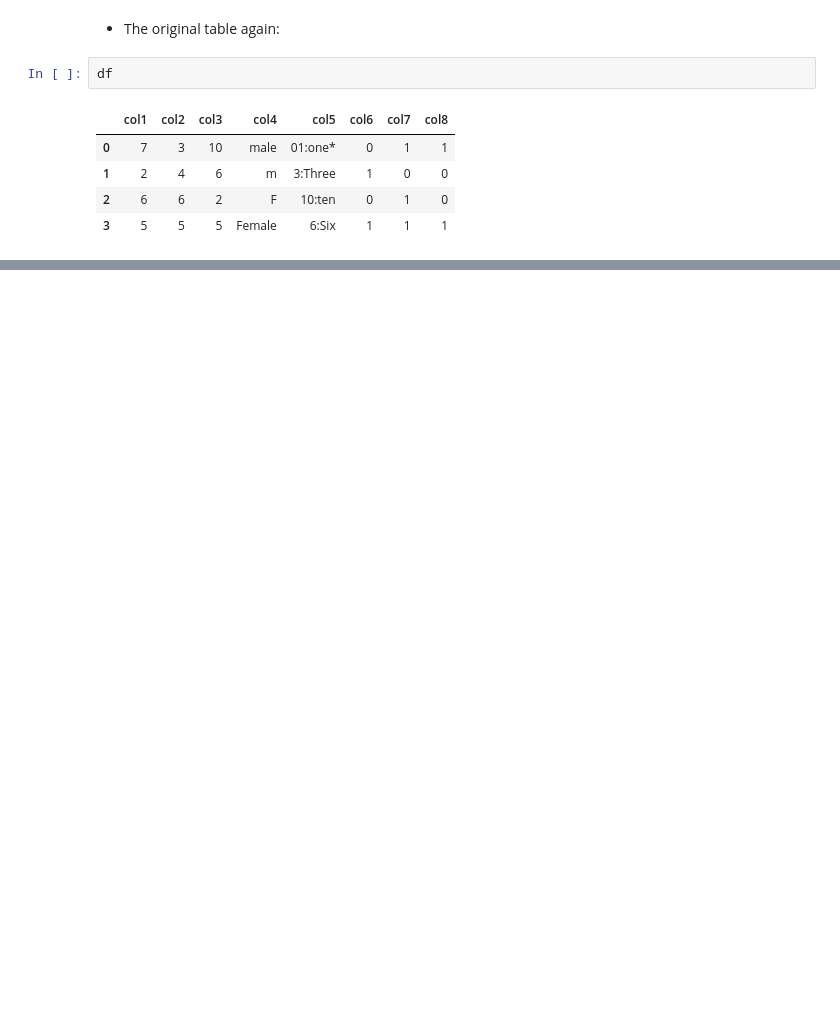
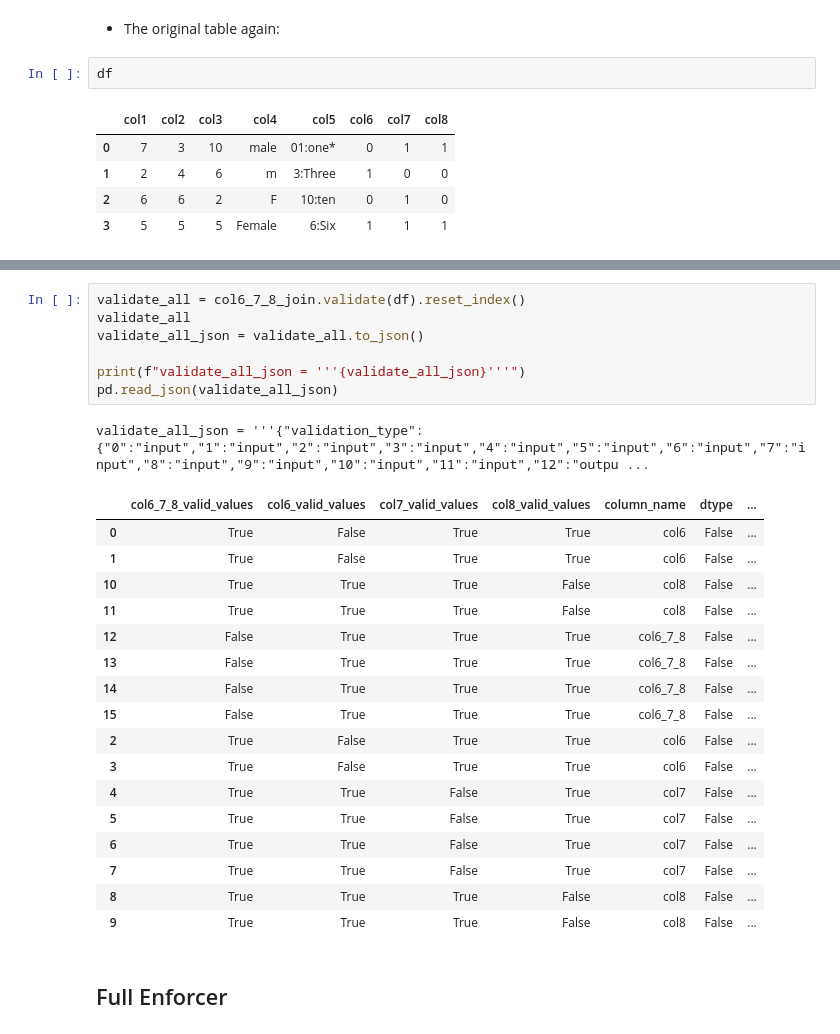
Before and after one commit to xguse/table_enforcer, a Jupyter notebook: docs/demo_notebook/Usage_Demo.ipynb, the cells around one changed output, grey strips where cells are left out. Cells and saved outputs as stored; diff of their text form; blank space fills up the shorter version.

```diff
--- a/docs/demo_notebook/Usage_Demo.ipynb
+++ b/docs/demo_notebook/Usage_Demo.ipynb
@@ -818,0 +956,28 @@ df
+# %%
+validate_all = col6_7_8_join.validate(df).reset_index()
+validate_all
+validate_all_json = validate_all.to_json()
+
+print(f"validate_all_json = '''{validate_all_json}'''")
+pd.read_json(validate_all_json)
+# %% [output]
+validate_all_json = '''{"validation_type":{"0":"input","1":"input","2":"input","3":"input","4":"input","5":"input","6":"input","7":"input","8":"input","9":"input","10":"input","11":"input","12":"outpu ...
+|  | col6_7_8_valid_values | col6_valid_values | col7_valid_values | col8_valid_values | column_name | dtype | ... |
+| 0 | True | False | True | True | col6 | False | ... |
+| 1 | True | False | True | True | col6 | False | ... |
+| 10 | True | True | True | False | col8 | False | ... |
+| 11 | True | True | True | False | col8 | False | ... |
+| 12 | False | True | True | True | col6_7_8 | False | ... |
+| 13 | False | True | True | True | col6_7_8 | False | ... |
+| 14 | False | True | True | True | col6_7_8 | False | ... |
+| 15 | False | True | True | True | col6_7_8 | False | ... |
+| 2 | True | False | True | True | col6 | False | ... |
+| 3 | True | False | True | True | col6 | False | ... |
+| 4 | True | True | False | True | col7 | False | ... |
+| 5 | True | True | False | True | col7 | False | ... |
+| 6 | True | True | False | True | col7 | False | ... |
+| 7 | True | True | False | True | col7 | False | ... |
+| 8 | True | True | True | False | col8 | False | ... |
+| 9 | True | True | True | False | col8 | False | ... |
+# %% [markdown]
+## Full Enforcer
```
Also changed, not shown: parts of 27 cells of this notebook, 1 other file.
